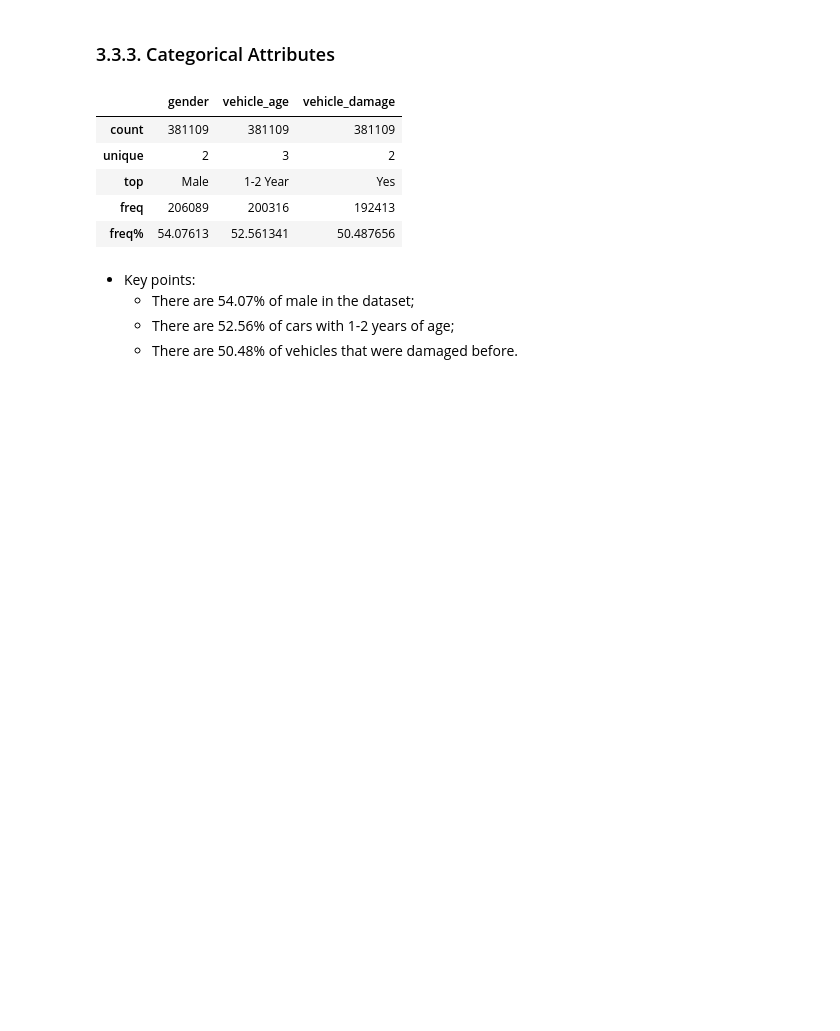
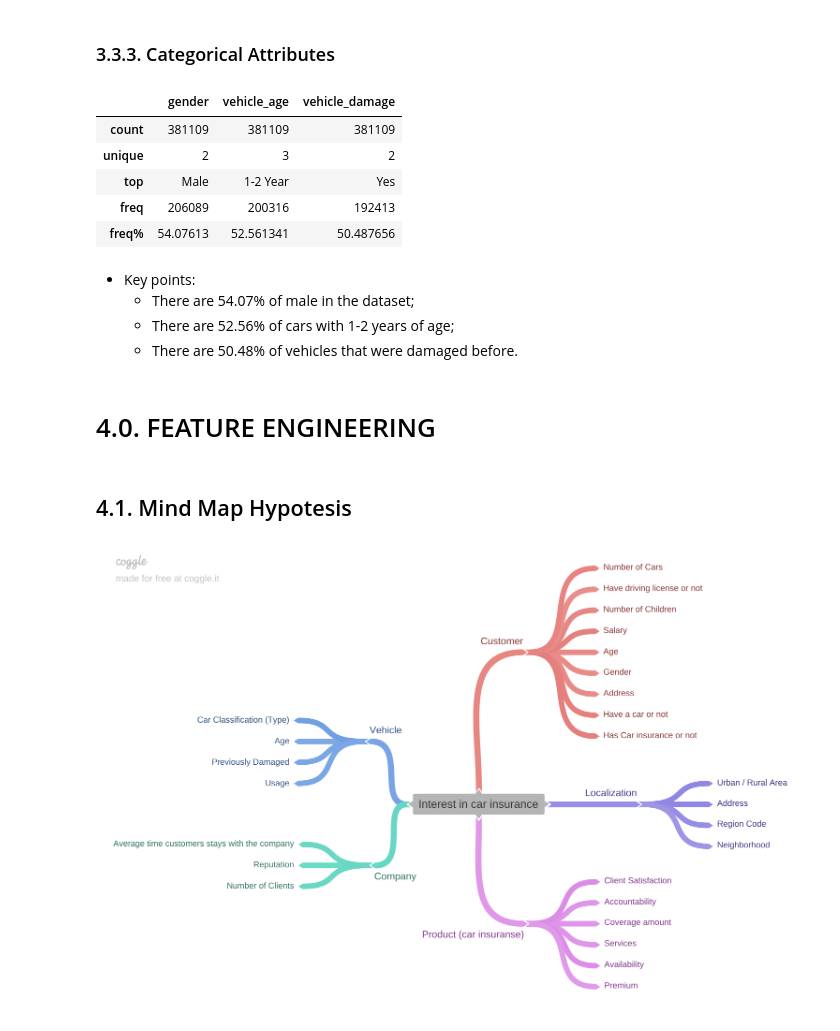
Before and after one commit to AlvaroMatsuda/Insurance_All, a Jupyter notebook: Health_Insurance_Cross_Sell_Project.ipynb, the cells around one changed output. Saved outputs shown, nothing was run; the diff lists cells and outputs as text; code cells hidden in the pictures; blank space fills up the shorter version.

Commit message:
finished Mind Map Hypothesis

```diff
--- a/Health_Insurance_Cross_Sell_Project.ipynb
+++ b/Health_Insurance_Cross_Sell_Project.ipynb
@@ -342,3 +371,5 @@ descrip_stats_cat
     - There are 54.07% of male in the dataset;
     - There are 52.56% of cars with 1-2 years of age;
     - There are 50.48% of vehicles that were damaged before.
+# %% [markdown]
+# 4.0. FEATURE ENGINEERING
@@ -344,0 +378,6 @@ descrip_stats_cat
+# %% [markdown]
+## 4.1. Mind Map Hypotesis
+# %%
+Image('images/mindmaphypotesis.png')
+# %% [output]
+[figure, added]
```
Also changed, not shown: parts of 8 cells of this notebook.
